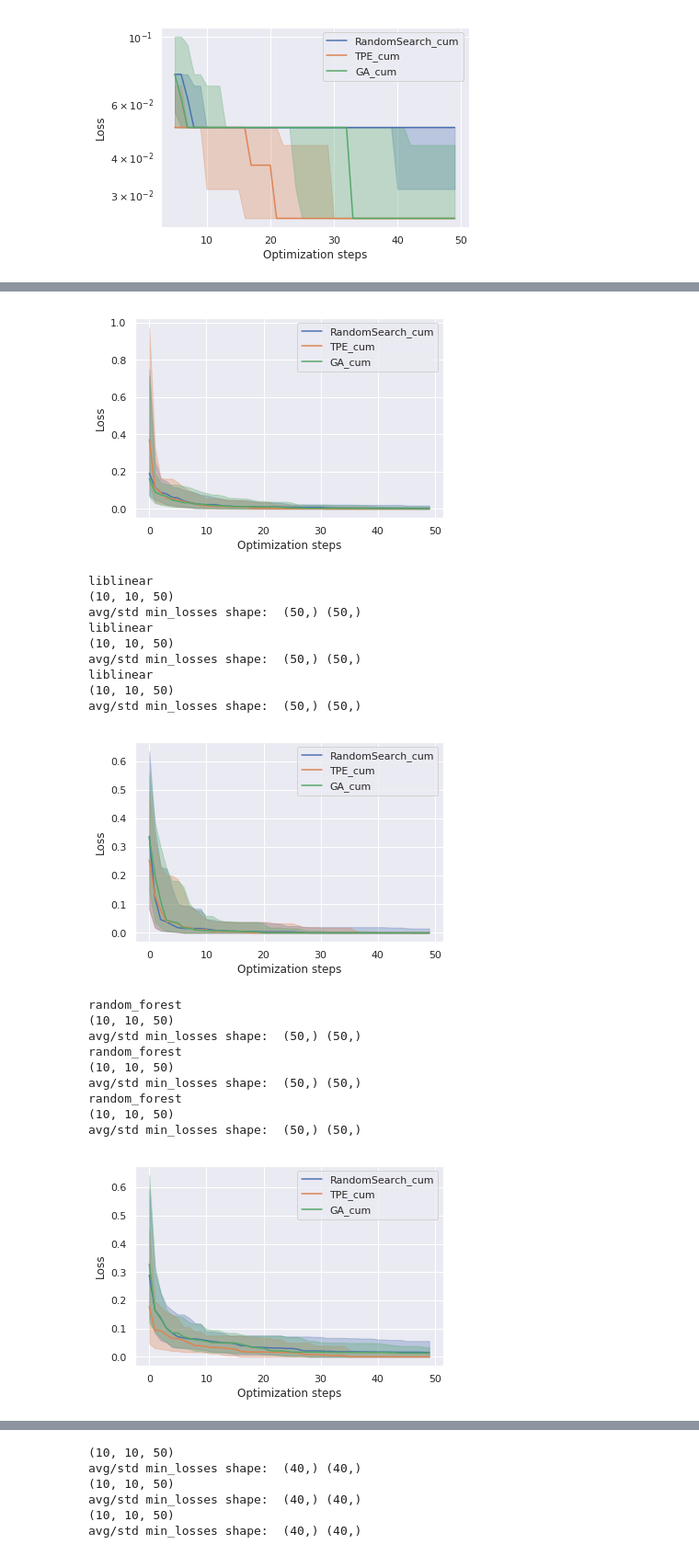
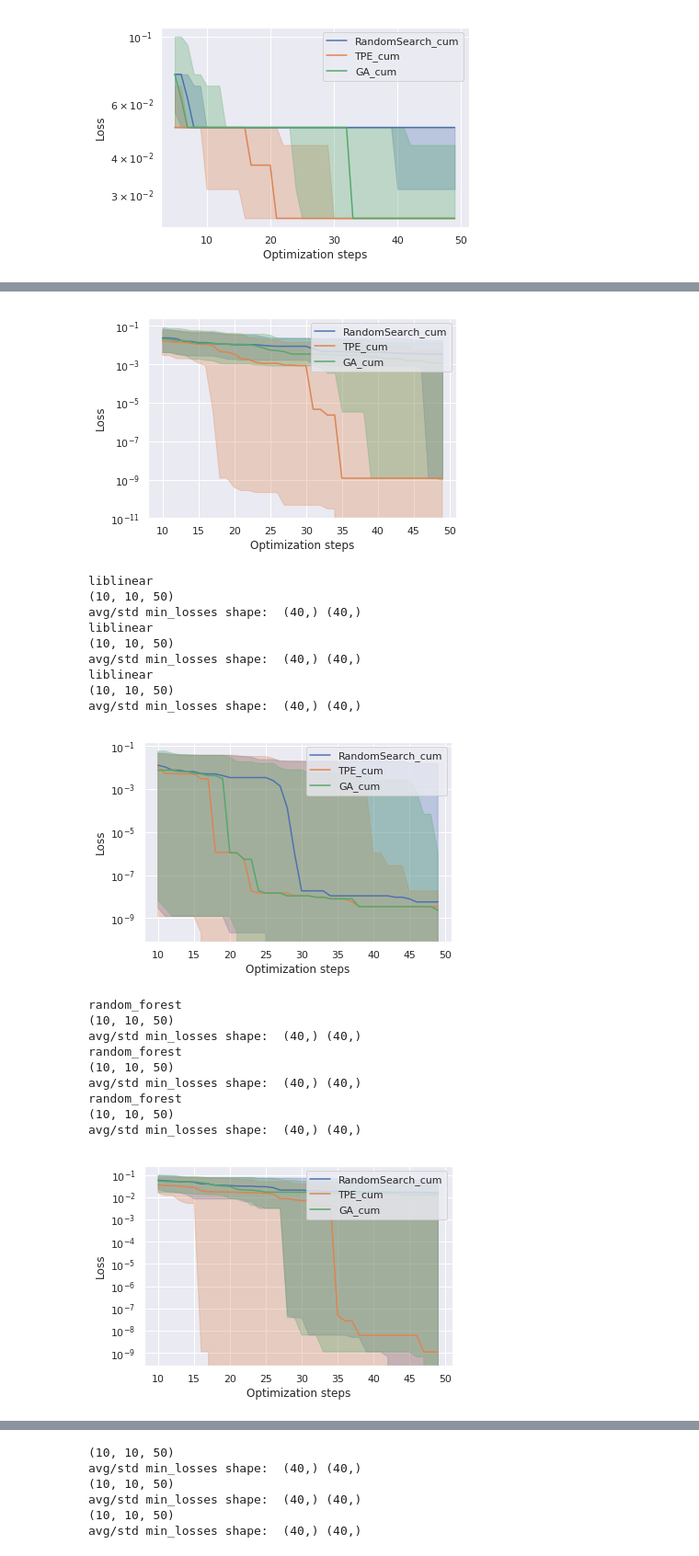
Before and after one commit to aprams/autotune, a Jupyter notebook: experiments/hpo_dataset_eval_analysis.ipynb, the cells around one changed output, grey strips where cells are left out. Shown at 92% size. Saved outputs shown, nothing was run; the diff lists cells and outputs as text; code cells hidden in the pictures.

```diff
--- a/experiments/hpo_dataset_eval_analysis.ipynb
+++ b/experiments/hpo_dataset_eval_analysis.ipynb
@@ -173,7 +173,7 @@ avg/std min_losses shape:  (45,) (45,)
 [figure]
 # %%
 # Plot min max normalized losses
-plot_results(min_max_normalized_loss_per_time_step, avg_datasets=True, t_0=0)
+plot_results(min_max_normalized_loss_per_time_step, avg_datasets=True, t_0=10)
 # %% [output]
 libsvm_svc
 (10, 10, 50)
@@ -187,24 +187,24 @@ avg/std min_losses shape:  (50,) (50,)
-[figure, old version]
+[figure, new version]
 liblinear
 (10, 10, 50)
-avg/std min_losses shape:  (50,) (50,)
+avg/std min_losses shape:  (40,) (40,)
 liblinear
 (10, 10, 50)
-avg/std min_losses shape:  (50,) (50,)
+avg/std min_losses shape:  (40,) (40,)
 liblinear
 (10, 10, 50)
-avg/std min_losses shape:  (50,) (50,)
+avg/std min_losses shape:  (40,) (40,)
-[figure, old version]
+[figure, new version]
 random_forest
 (10, 10, 50)
-avg/std min_losses shape:  (50,) (50,)
+avg/std min_losses shape:  (40,) (40,)
 random_forest
 (10, 10, 50)
-avg/std min_losses shape:  (50,) (50,)
+avg/std min_losses shape:  (40,) (40,)
 random_forest
 (10, 10, 50)
-avg/std min_losses shape:  (50,) (50,)
+avg/std min_losses shape:  (40,) (40,)
-[figure, old version]
+[figure, new version]
 # %%
 ### Combined results
 def combined_results_to_numpy(combined_optimizer_results, result_idx=1):
```
Also changed, not shown: parts of 2 cells of this notebook, 1 other file.
